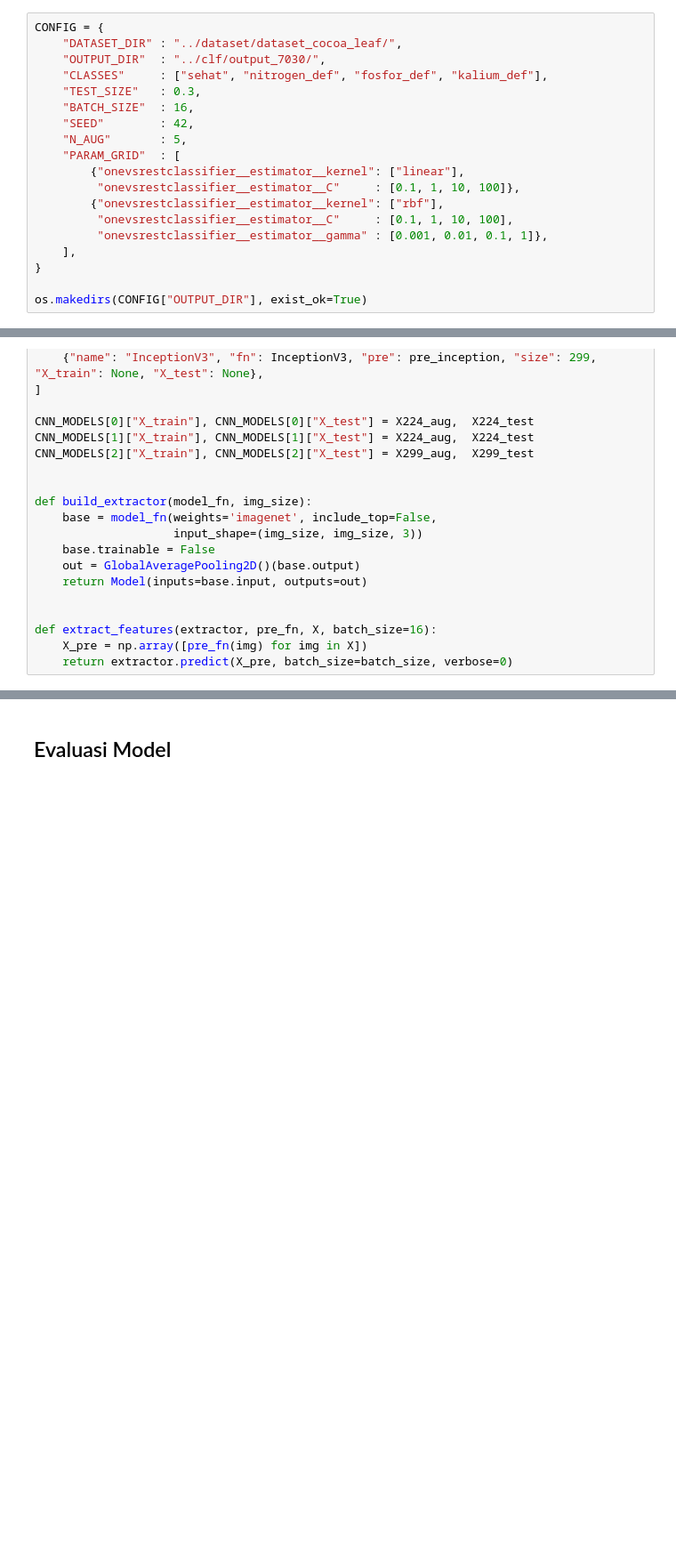
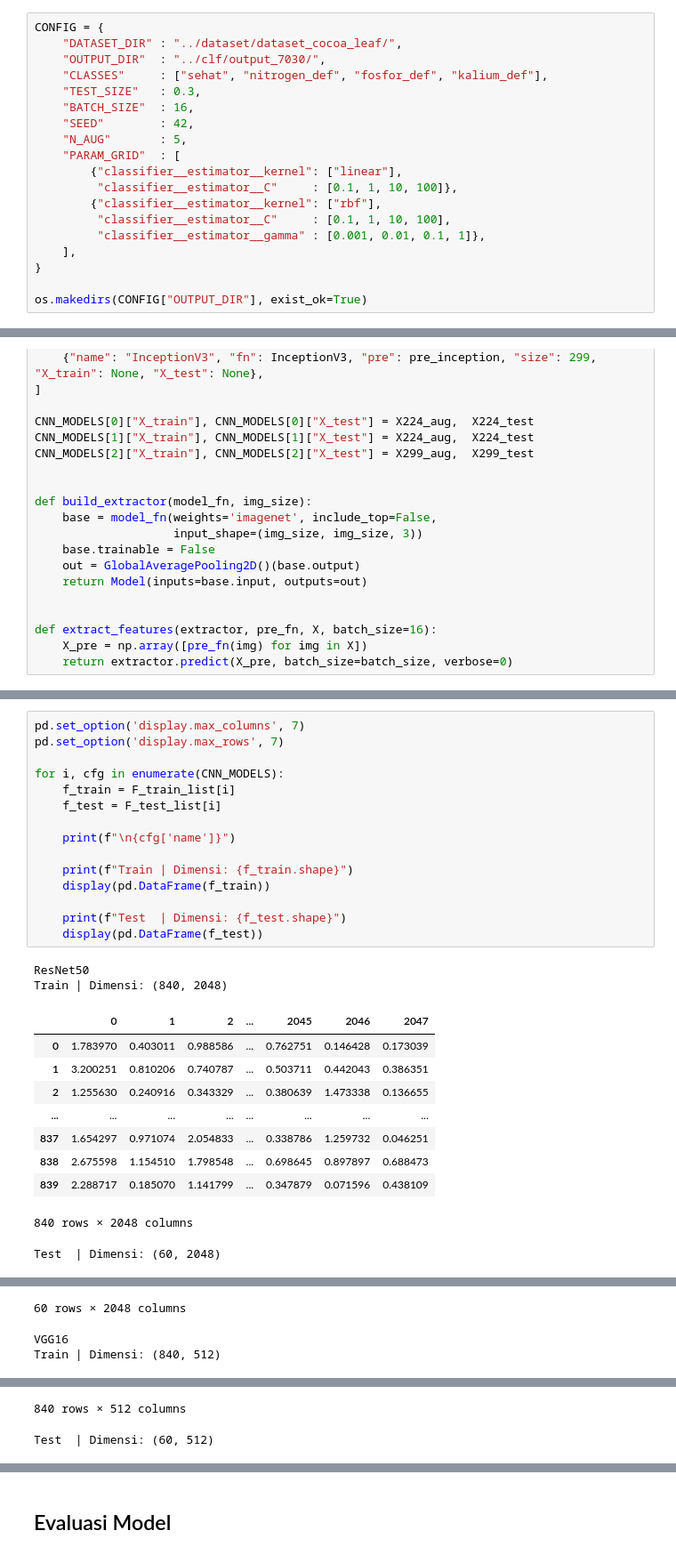
Before and after one commit to aghnianurhidayah/cocoa-deficiencies-classification, a Jupyter notebook: clf_cocoa_def_7030.ipynb, the cells around one changed output, grey strips where cells are left out. Shown at 89% size. Drawn from its saved outputs; the diff is of its cells as text; blank space fills up the shorter version.

```diff
--- a/clf_cocoa_def_7030.ipynb
+++ b/clf_cocoa_def_7030.ipynb
@@ -39,11 +37,11 @@ CONFIG = {
     "SEED"        : 42,
     "N_AUG"       : 5,
     "PARAM_GRID"  : [
-        {"onevsrestclassifier__estimator__kernel": ["linear"],
-         "onevsrestclassifier__estimator__C"     : [0.1, 1, 10, 100]},
-        {"onevsrestclassifier__estimator__kernel": ["rbf"],
-         "onevsrestclassifier__estimator__C"     : [0.1, 1, 10, 100],
-         "onevsrestclassifier__estimator__gamma" : [0.001, 0.01, 0.1, 1]},
+        {"classifier__estimator__kernel": ["linear"],
+         "classifier__estimator__C"     : [0.1, 1, 10, 100]},
+        {"classifier__estimator__kernel": ["rbf"],
+         "classifier__estimator__C"     : [0.1, 1, 10, 100],
+         "classifier__estimator__gamma" : [0.001, 0.01, 0.1, 1]},
     ],
 }
 
@@ -302,0 +266,28 @@ display(feat_df)
+# %%
+pd.set_option('display.max_columns', 7)
+pd.set_option('display.max_rows', 7)
+
+for i, cfg in enumerate(CNN_MODELS):
+    f_train = F_train_list[i]
+    f_test = F_test_list[i]
+
+    print(f"\n{cfg['name']}")
+
+    print(f"Train | Dimensi: {f_train.shape}")
+    display(pd.DataFrame(f_train))
+
+    print(f"Test  | Dimensi: {f_test.shape}")
+    display(pd.DataFrame(f_test))
+# %% [output]
+ResNet50
+Train | Dimensi: (840, 2048)
+|  | 0 | 1 | 2 | ... | 2045 | 2046 | 2047 |
+| 0 | 1.783970 | 0.403011 | 0.988586 | ... | 0.762751 | 0.146428 | 0.173039 |
+| 1 | 3.200251 | 0.810206 | 0.740787 | ... | 0.503711 | 0.442043 | 0.386351 |
+| 2 | 1.255630 | 0.240916 | 0.343329 | ... | 0.380639 | 1.473338 | 0.136655 |
+| ... | ... | ... | ... | ... | ... | ... | ... |
+| 837 | 1.654297 | 0.971074 | 2.054833 | ... | 0.338786 | 1.259732 | 0.046251 |
+| 838 | 2.675598 | 1.154510 | 1.798548 | ... | 0.698645 | 0.897897 | 0.688473 |
+| 839 | 2.288717 | 0.185070 | 1.141799 | ... | 0.347879 | 0.071596 | 0.438109 |
+840 rows × 2048 columns
+Test  | Dimensi: (60, 2048)
@@ -302,0 +302,3 @@ display(feat_df)
+60 rows × 2048 columns
+VGG16
+Train | Dimensi: (840, 512)
@@ -302,0 +313,2 @@ display(feat_df)
+840 rows × 512 columns
+Test  | Dimensi: (60, 512)
```
Also changed, not shown: parts of 16 cells of this notebook.
